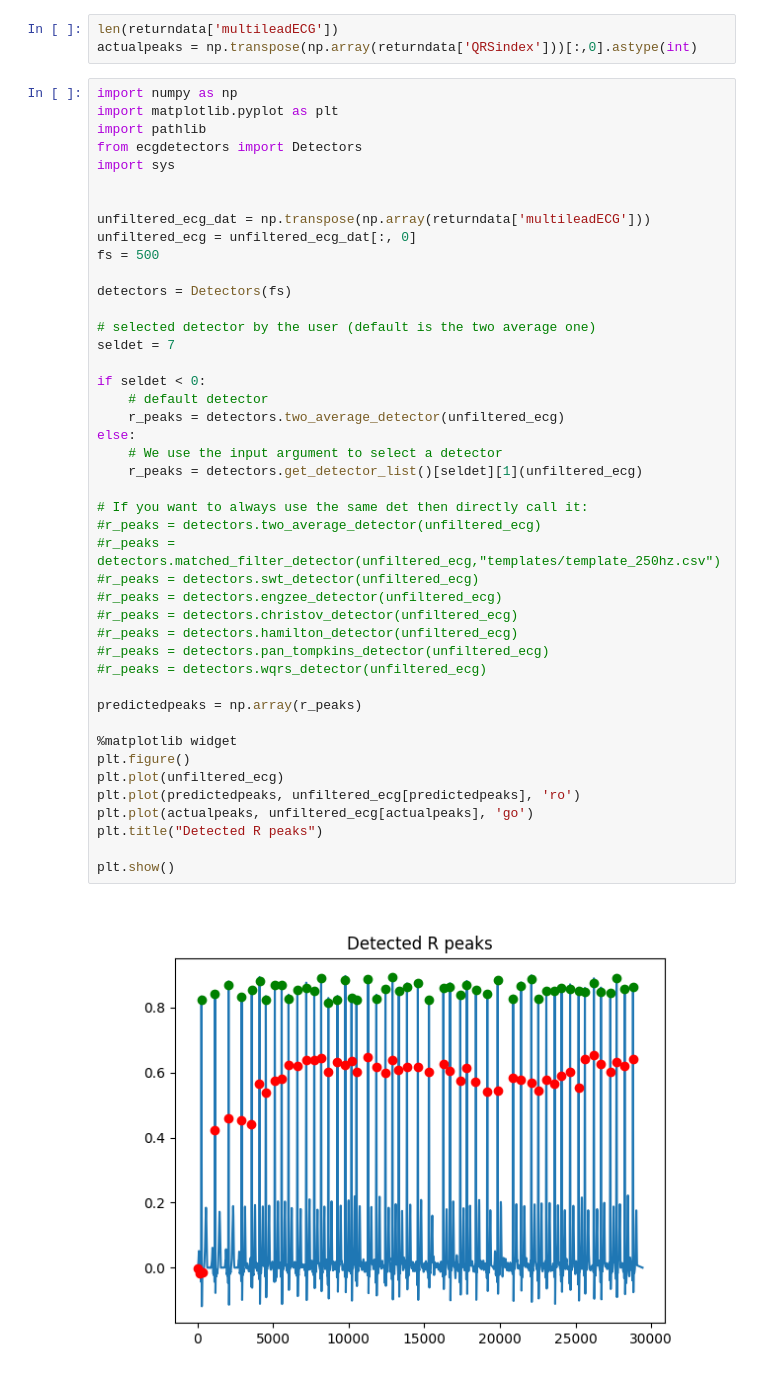
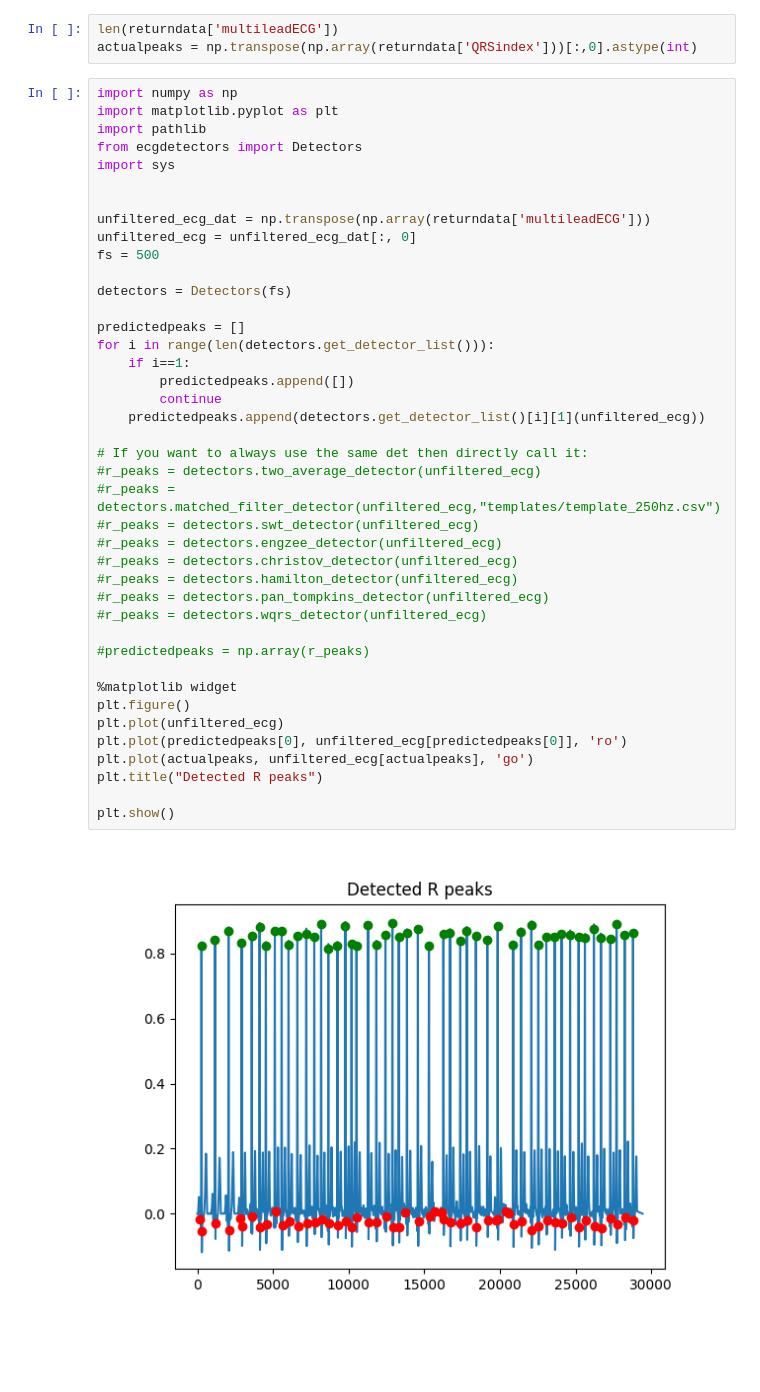
Before and after one commit to floriankri/ecg_detector_assessment, a Jupyter notebook: Playground/playground.ipynb, the cells around one changed output. Drawn from its saved outputs; the diff is of its cells as text; blank space fills up the shorter version.

```diff
--- a/Playground/playground.ipynb
+++ b/Playground/playground.ipynb
@@ -37,43 +37,40 @@ import pathlib
 from ecgdetectors import Detectors
 import sys
 
 
 unfiltered_ecg_dat = np.transpose(np.array(returndata['multileadECG']))
 unfiltered_ecg = unfiltered_ecg_dat[:, 0]
 fs = 500
 
 detectors = Detectors(fs)
 
-# selected detector by the user (default is the two average one)
-seldet = 7
-
-if seldet < 0:
-    # default detector
-    r_peaks = detectors.two_average_detector(unfiltered_ecg)
-else:
-    # We use the input argument to select a detector
-    r_peaks = detectors.get_detector_list()[seldet][1](unfiltered_ecg)
+predictedpeaks = []
+for i in range(len(detectors.get_detector_list())):
+    if i==1:
+        predictedpeaks.append([])
+        continue
+    predictedpeaks.append(detectors.get_detector_list()[i][1](unfiltered_ecg))
 
 # If you want to always use the same det then directly call it:
 #r_peaks = detectors.two_average_detector(unfiltered_ecg)
 #r_peaks = detectors.matched_filter_detector(unfiltered_ecg,"templates/template_250hz.csv")
 #r_peaks = detectors.swt_detector(unfiltered_ecg)
 #r_peaks = detectors.engzee_detector(unfiltered_ecg)
 #r_peaks = detectors.christov_detector(unfiltered_ecg)
 #r_peaks = detectors.hamilton_detector(unfiltered_ecg)
 #r_peaks = detectors.pan_tompkins_detector(unfiltered_ecg)
 #r_peaks = detectors.wqrs_detector(unfiltered_ecg)
 
-predictedpeaks = np.array(r_peaks)
+#predictedpeaks = np.array(r_peaks)
 
 %matplotlib widget
 plt.figure()
 plt.plot(unfiltered_ecg)
-plt.plot(predictedpeaks, unfiltered_ecg[predictedpeaks], 'ro')
+plt.plot(predictedpeaks[0], unfiltered_ecg[predictedpeaks[0]], 'ro')
 plt.plot(actualpeaks, unfiltered_ecg[actualpeaks], 'go')
 plt.title("Detected R peaks")
 
 plt.show()
 # %% [output]
-[figure, old version]
+[figure, new version]
 # %%
```
Also changed, not shown: parts of 2 cells of this notebook.
